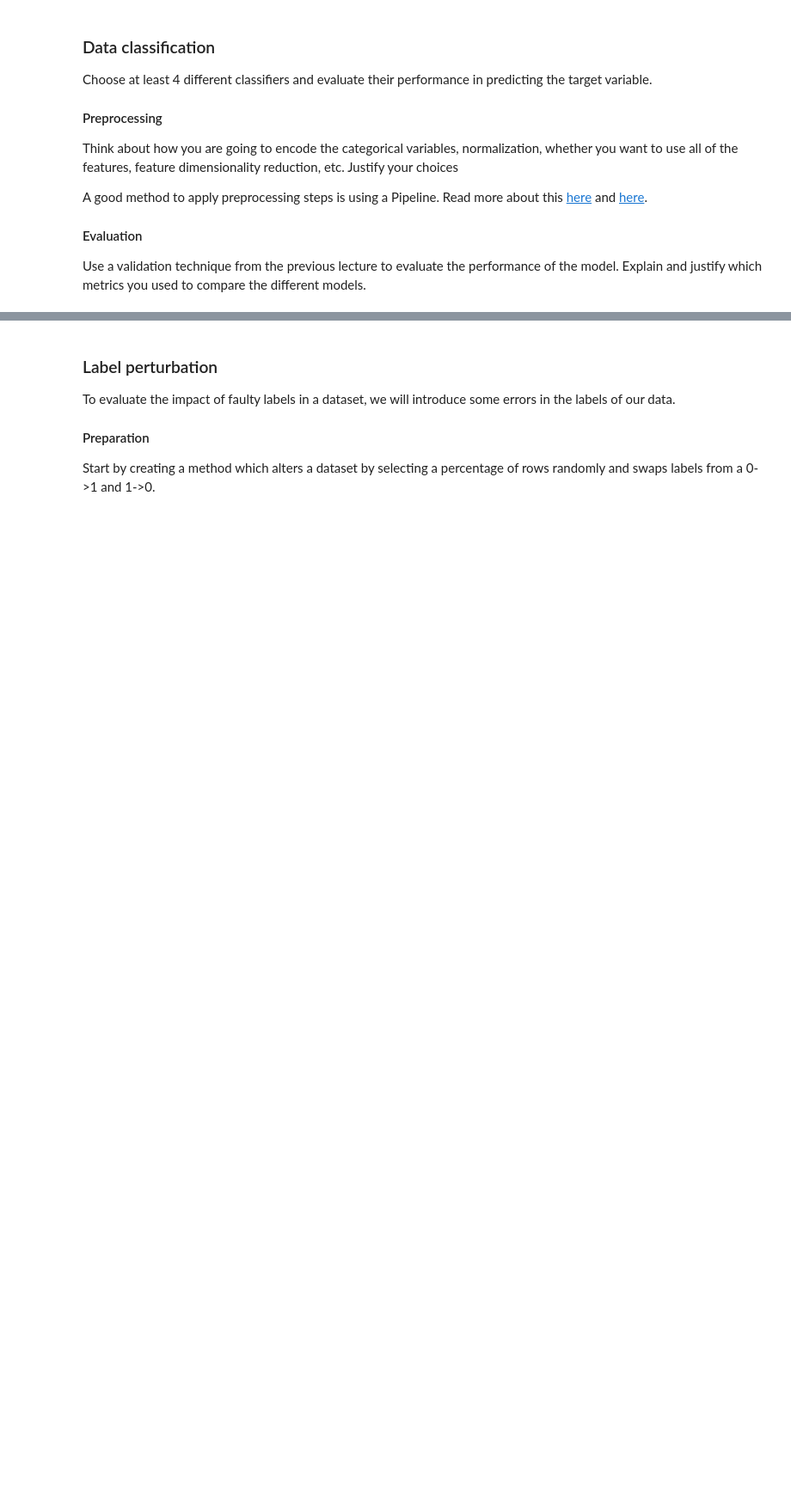
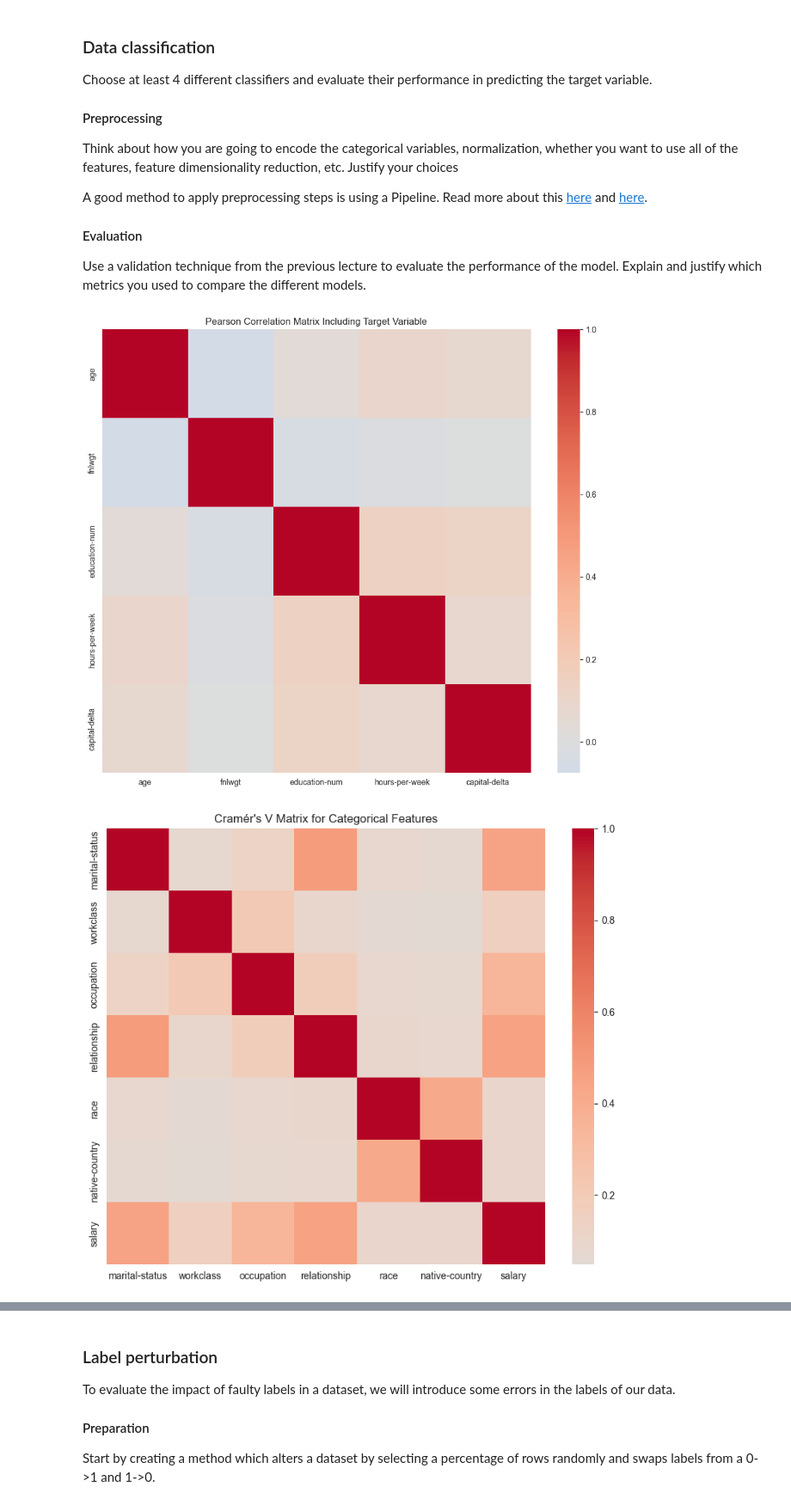
Before and after one commit to johnarioD/DSAIT4000, a Jupyter notebook: Assignment_part1 V2 (1).ipynb, the cells around one changed output, grey strips where cells are left out. Shown: that part at 86% size. Cells and saved outputs as stored; diff of their text form; code cells hidden in the pictures; blank space fills up the shorter version.

```diff
--- a/Assignment_part1 V2 (1).ipynb
+++ b/Assignment_part1 V2 (1).ipynb
@@ -94,3 +103,20 @@ df_preprocessed.head()
+# %%
+
+from scipy.stats import chi2_contingency
+
+
+def cramers_V( X, cols ):
+    cramer_matrix = pd.DataFrame( index=cols, columns=cols, dtype=float )
+
+    for col1 in cols:
+        for col2 in cols:
+            conf_mat = pd.crosstab( X[col1], X[col2] )
+            chi_sq = chi2_contingency( conf_mat )[0]
+            n = conf_mat.sum().sum()
+            V = chi_sq/(n*(min(conf_mat.shape)-1))
+            cramer_matrix.loc[col1,col2] = float( np.sqrt( V ) )
+
+    return cramer_matrix
 # %% [markdown]
 ### Data classification
 Choose at least 4 different classifiers and evaluate their performance in predicting the target variable.
@@ -184,0 +269,5 @@ def evaluate_model(X, y, pipeline):
+# %%
+visualize(df, preprocessor, categorical_cols)
+# %% [output]
+[figure, added]
+[figure, added]
```
Also changed, not shown: parts of 12 cells of this notebook.
